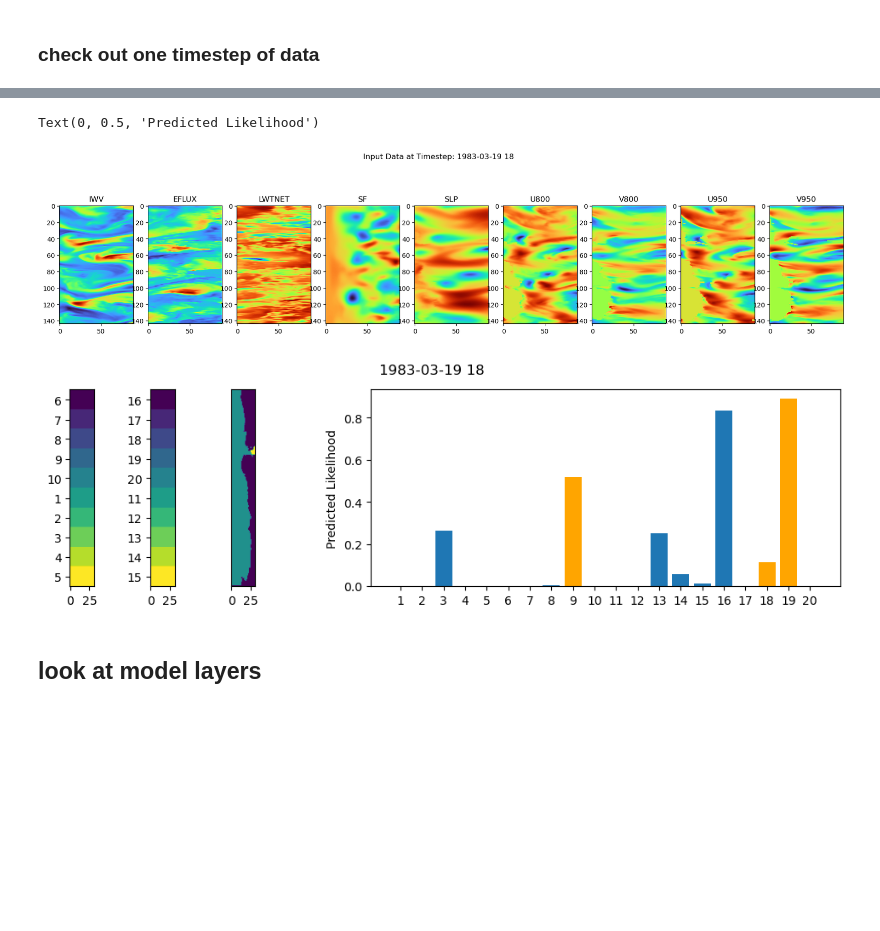
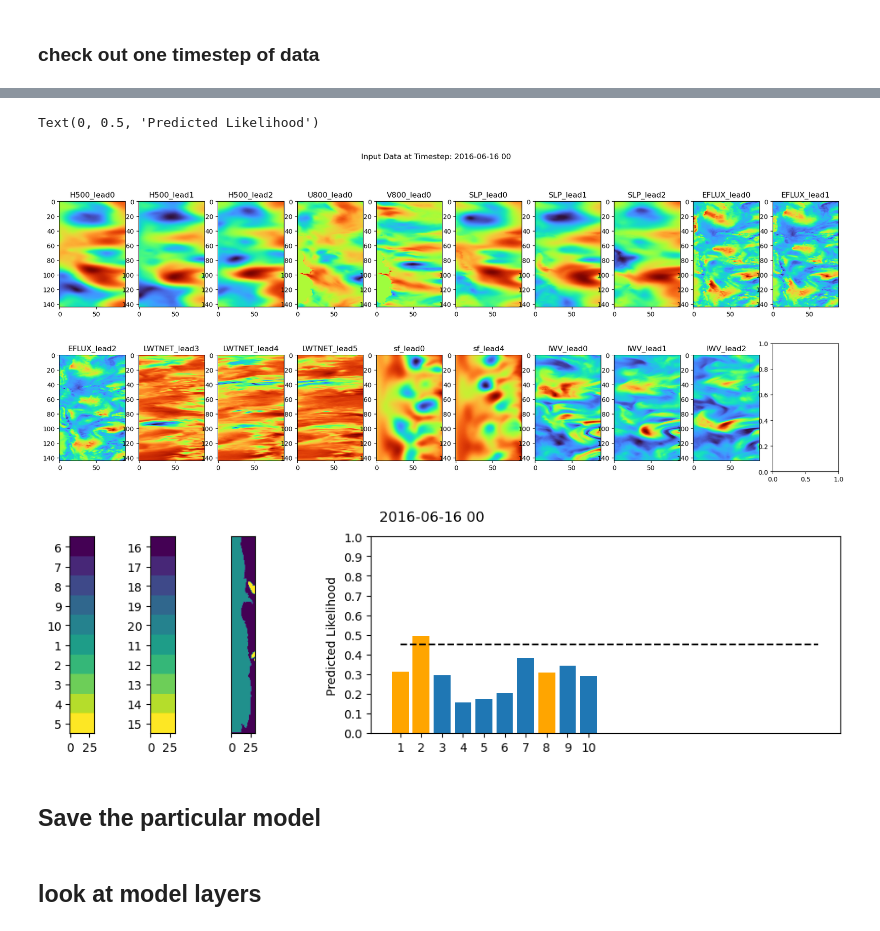
Before and after one commit to rlbaiman/AntarcticAR_ML, a Jupyter notebook: CNN/run_CNN.ipynb, the cells around one changed output, grey strips where cells are left out. Cells and saved outputs as stored; diff of their text form; code cells hidden in the pictures; blank space fills up the shorter version.

```diff
--- a/CNN/run_CNN.ipynb
+++ b/CNN/run_CNN.ipynb
@@ -133,6 +157,11 @@ Trainable params: 3,421,372
 Non-trainable params: 0
 _________________________________________________________________
+# %%
+callback = tf.keras.callbacks.EarlyStopping(monitor='val_loss', min_delta = .1,patience=5,  verbose = 1, )
 # %%
+## Inputs
+
+epoch_num = 5
 
 # model.compile(loss="categorical_crossentropy",
 #               optimizer=tf.keras.optimizers.Adam(learning_rate=1e-3), metrics=['accuracy'])
@@ -140,8 +169,12 @@ _________________________________________________________________
 # model.compile(loss='mse',
 #               optimizer=tf.keras.optimizers.Adam(learning_rate=1e-4), metrics=['accuracy'])
 
-model.compile(loss='binary_crossentropy',
+model.compile(loss=tf.keras.losses.BinaryFocalCrossentropy(gamma=2,
+                                               from_logits=False),
               optimizer=tf.keras.optimizers.Adam(learning_rate=1e-4), metrics=['accuracy'])
+
+# model.compile(loss='binary_crossentropy',
+#               optimizer=tf.keras.optimizers.Adam(learning_rate=1e-4), metrics=['accuracy'])
 # %%
-history = model.fit(train_data,validation_data=val_data,epochs=epoch_num)
+history = model.fit(train_data,validation_data=val_data,epochs=epoch_num, callbacks = [callback])
 # %% [output]
@@ -231,5 +279,5 @@ posx and posy should be finite values
 # %%
-cutoff = .5
+cutoff = .45
 
 predict_pd = np.zeros((len(results_pd.columns), len(results_pd)))
 for c in range(len(results_pd.columns)):
@@ -240,5 +288,10 @@ predict_pd = pd.DataFrame(predict_pd.T, index = results_pd.index)
 cont_table = get_contingency_table(np.array(val_pd),np.array(predict_pd))
 
 accuracy = get_acc(cont_table)
-print('Binary Accuracy = {}%'.format(np.round(accuracy,0))), cont_table
+print('Percent of AR Correctly Detected = {}%'.format(np.round(cont_table['num_true_positives']/np.sum(np.array(val_pd))*100,0)))
+print('Percent of noAR Correctly Detected = {}%'.format(np.round(cont_table['num_true_negatives']/np.sum(np.where(np.array(val_pd) ==0,1,0))*100,0)))
+print('Binary Accuracy = {}%'.format(np.round(accuracy,0)))
+print(cont_table)
+print('number of true positives (actual): ' +str(np.sum(np.array(val_pd))))
+print('number of true negatives (actual): ' +str(np.sum(np.where(np.array(val_pd) ==0,1,0))))
 # %% [output]
@@ -296,5 +461,5 @@ pd.DataFrame(np.array(batch[1]))
 # %%
-n = 22
+n = 62
 
 #get the features for example 12 in this batch
 one_example_features = batch[0][n]
@@ -302,6 +467,7 @@ one_example_features = batch[0][n]
 one_example_label = batch[1][n]
 
 Y_data = xr.open_dataset('/pl/active/ATOC_SynopticMet/data/ar_data/Research3/Data/Y_labels_AR_PRECSN_T/'+str(pd.to_datetime(time_val[n].values).year))
+Y_data = Y_data.resample(time = '24H').max()
 Y_visual_data = xr.where(Y_data.Y>=1000,1, 0)
 Y_visual_data = xr.where(Y_data.Y.isin([100, 101, 110, 111, 1100, 1101, 1110, 1111]),2, Y_visual_data )
 Y_visual_data = Y_visual_data.sel(time = time_val[n].values).values.T
@@ -319,12 +485,16 @@ one_example_features = batch[0][n]
 #get the label for that same example
 one_example_label = batch[1][n]
 
-titles = ['IWV', 'EFLUX', 'LWTNET', 'SF', 'SLP', 'U800', 'V800','U950', 'V950']
+titles = [
+    'H500_lead0', 'H500_lead1', 'H500_lead2','U800_lead0', 'V800_lead0','SLP_lead0', 'SLP_lead1', 'SLP_lead2',
+    'EFLUX_lead0', 'EFLUX_lead1', 'EFLUX_lead2', 'LWTNET_lead3', 'LWTNET_lead4', 'LWTNET_lead5','sf_lead0','sf_lead4',
+    'IWV_lead0', 'IWV_lead1', 'IWV_lead2',]
 
-fig,axes = plt.subplots(1,9,figsize=(22,5))
+
+fig,axes = plt.subplots(2,10,figsize=(22,8))
 fig.suptitle('Input Data at Timestep: '+str(pd.to_datetime(time_val[n].values))[0:13])
 axes = axes.flatten()
-for a in range(len(axes)):
+for a in range(len(axes)-1):
     axes[a].imshow(one_example_features[:,:,a],cmap='turbo')
     axes[a].set_title(titles[a])
 
@@ -339,34 +509,38 @@ for c in range(10):
 
 
 fig = plt.figure(figsize=(12, 3), constrained_layout=False)
 fig.suptitle(str(pd.to_datetime(time_val[n].values))[0:13])
 gs = fig.add_gridspec(1, 10)
 ax1 = fig.add_subplot(gs[0, :1])
 ax4 = fig.add_subplot(gs[0, 1:2])
 ax2 = fig.add_subplot(gs[0,2:3])
 ax3 = fig.add_subplot(gs[0, 4:])
 
 # ax1.imshow(show_categories, cmap = 'jet')
 # ax4 = ax1.twinx()
 ax1.set_yticks(np.round(np.arange(0,lons,lons/10))+lons/20)
 ax1.set_yticklabels(['6','7','8','9','10','1','2','3','4','5',])
 # ax4.set_yticklabels(['16','17','18','19','20','11','12','13','14','15',])
 ax1.imshow(show_categories)
 
 
 ax4.set_yticks(np.round(np.arange(0,lons,lons/10))+lons/20)
 ax4.set_yticklabels(['16','17','18','19','20','11','12','13','14','15',])
 ax4.imshow(show_categories)
 
 
 ax2.imshow(Y_visual_data, )
 ax2.set_yticks([])
 
-ax3.bar(np.arange(0,20,1),results_pd.iloc[n])
+ax3.bar(np.arange(0,10,1),results_pd.iloc[n])
 ax3.bar(np.argwhere(val_pd.iloc[n] == 1).squeeze(),results_pd.iloc[n][np.argwhere(val_pd.iloc[n] == 1).squeeze()], color = 'orange')
-ax3.set_xticks(np.arange(0,20,1), ['1','2','3','4','5','6','7','8','9','10','11','12','13','14','15','16','17','18','19','20']);
+ax3.set_xticks(np.arange(0,10,1), ['1','2','3','4','5','6','7','8','9','10',])#'11','12','13','14','15','16','17','18','19','20']);
+ax3.hlines(cutoff, xmin = 0, xmax = 20, linestyles='--', color = 'black')
+ax3.set_yticks(np.arange(0,1.1,.1))
 ax3.set_ylabel('Predicted Likelihood')
 # %% [output]
 Text(0, 0.5, 'Predicted Likelihood')
-[figure, old version]
+[figure, new version]
-[figure, old version]
+[figure, new version]
+# %% [markdown]
+## Save the particular model
```
Also changed, not shown: parts of 27 cells of this notebook, 9 other files.
